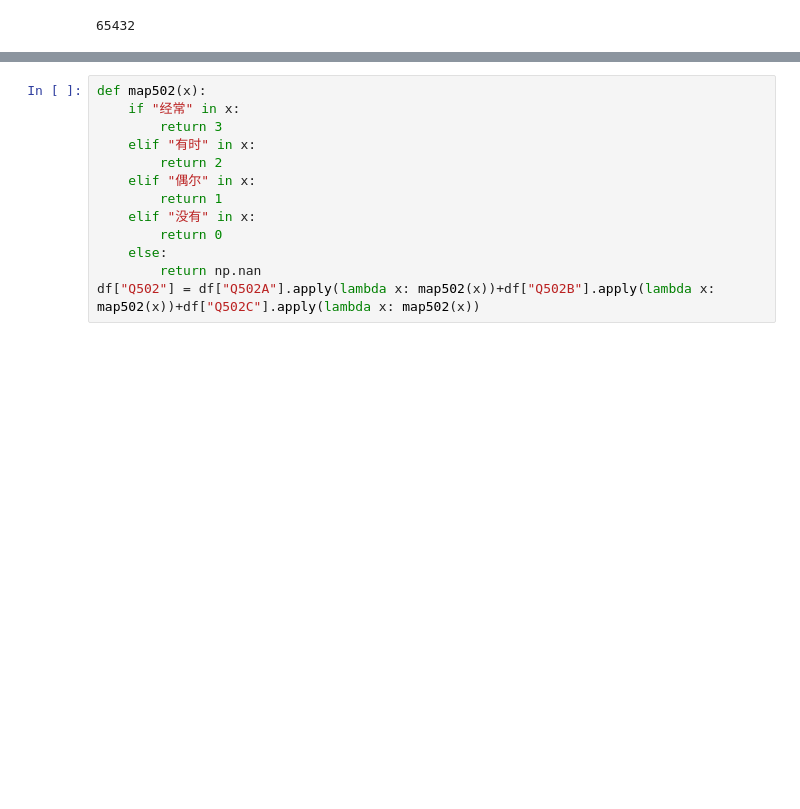
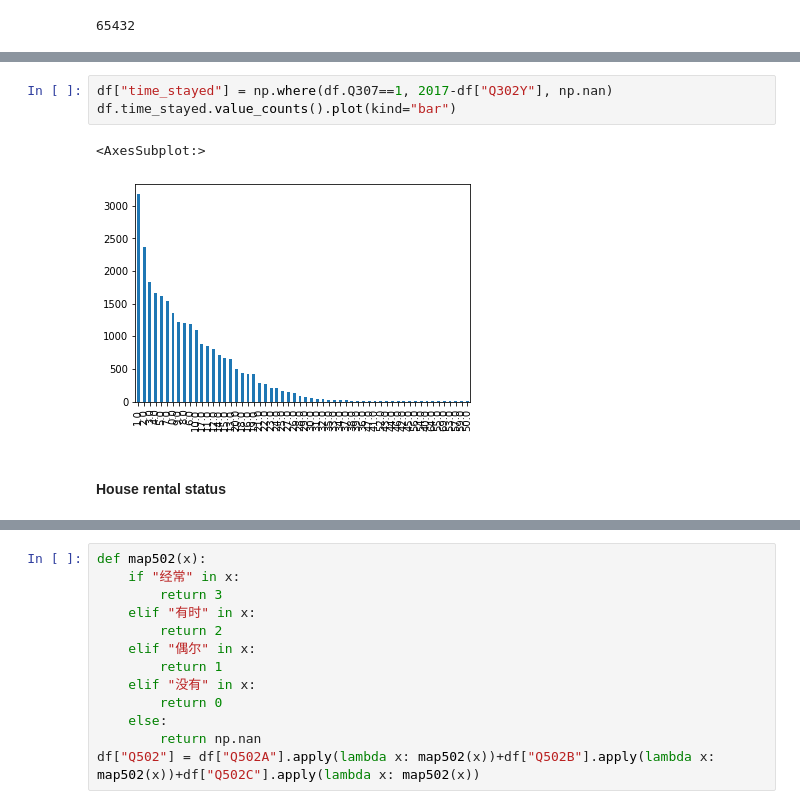
Before and after one commit to ningkko/socialinclusion, a Jupyter notebook: data formatter.ipynb, the cells around one changed output, grey strips where cells are left out. Drawn from its saved outputs; the diff is of its cells as text; blank space fills up the shorter version.

```diff
--- a/data formatter.ipynb
+++ b/data formatter.ipynb
@@ -132,0 +78,8 @@ Name: from_rural, dtype: int64
+# %%
+df["time_stayed"] = np.where(df.Q307==1, 2017-df["Q302Y"], np.nan)
+df.time_stayed.value_counts().plot(kind="bar")
+# %% [output]
+<AxesSubplot:>
+[figure, added]
+# %% [markdown]
+#### House rental status
```
Also changed, not shown: parts of 62 cells of this notebook, 1 other file.
